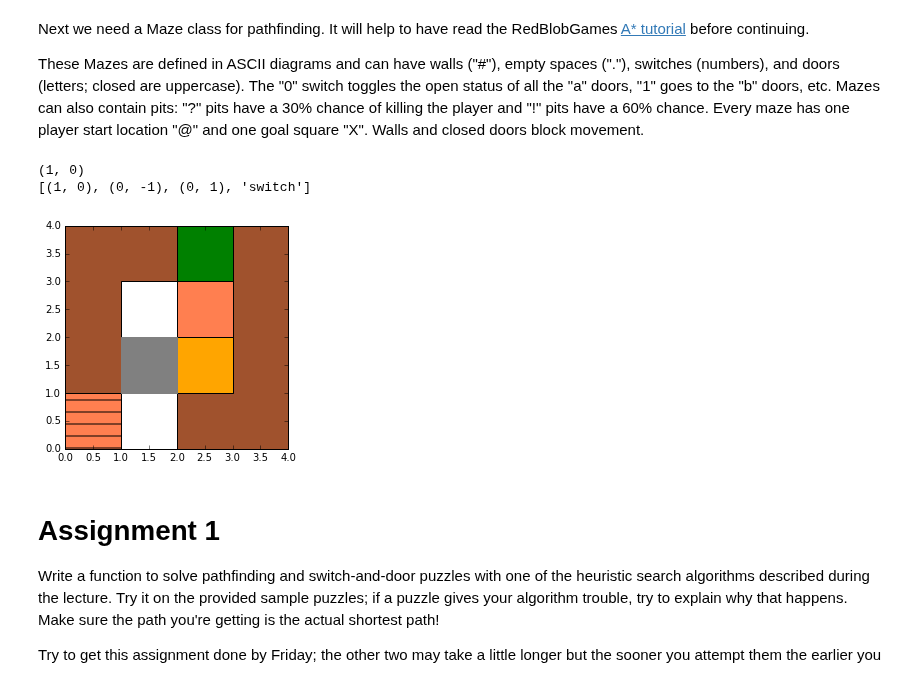
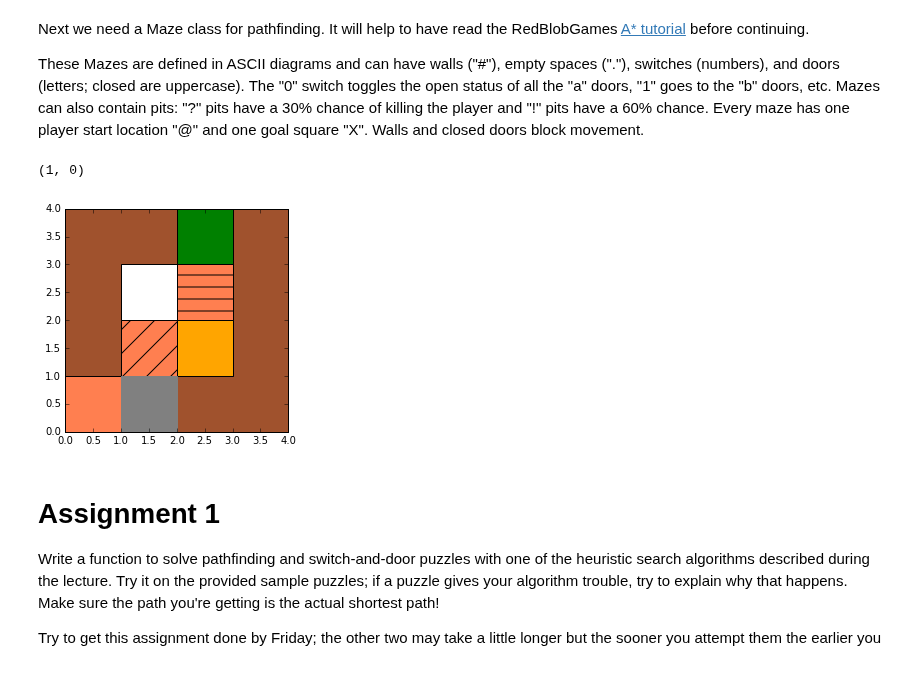
Before and after one commit to JoeOsborn/spcs-ai, a Jupyter notebook: projects/3-mazes/Galanti.ipynb, the cells around one changed output. Drawn from its saved outputs; the diff is of its cells as text; code cells hidden in the pictures.

```diff
--- a/projects/3-mazes/Galanti.ipynb
+++ b/projects/3-mazes/Galanti.ipynb
@@ -21,6 +22,7 @@ Next we need a Maze class for pathfinding. It will help to have read the RedBlob
 
 These Mazes are defined in ASCII diagrams and can have walls ("#"), empty spaces ("."), switches (numbers), and doors (letters; closed are uppercase). The "0" switch toggles the open status of all the "a" doors, "1" goes to the "b" doors, etc. Mazes can also contain pits: "?" pits have a 30% chance of killing the player and "!" pits have a 60% chance. Every maze has one player start location "@" and one goal square "X". Walls and closed doors block movement.
 # %%
+@functools.total_ordering
 class Maze:
     SwitchMap = {"0":"a", "1":"b", "2":"c", "3":"d", "4":"e", "5":"f", "6":"g", "7":"h", "8":"i", "9":"j"}
     Colors = {"a":"coral","b":"tan","c":"palegreen","d":"blue","e":"cyan","f":"magenta","g":"yellow","h":"olive","i":"purple","j":"darkgreen",
@@ -38,6 +40,8 @@ class Maze:
         self.exit_pos = None
         self.player_pos = None
         self.player_alive = True
+        self.path = [] # Paths to get to this state
+        self.cost = 0
         for y in range(0,height):
             assert len(self.grid[y]) == width, "All rows must be equal length!"
             for x in range(0,width):
@@ -74,6 +78,8 @@ class Maze:
                 self.grid[y][x] = self.toggle_cell(switchnum,self.grid[y][x])
 
     def is_free(self,x,y):
+        if self.grid[y][x] == 'X':
+            return True
         if y < 0 or y >= len(self.grid):
             return False
         if x < 0 or x >= len(self.grid[0]):
@@ -99,6 +105,8 @@ class Maze:
             self.player_alive = False
         if cell == "!" and random.random() < 0.6:
             self.player_alive = False
+        self.cost+=1
+        self.path.append((dx,dy))
 
     def available_moves(self):
         if not self.player_alive:
@@ -108,6 +116,7 @@ class Maze:
         return [(dx,dy) for (dx,dy) in [(-1,0),(1,0),(0,-1),(0,1)] if self.is_free(x+dx,y+dy)] + (
             ["switch"] if can_switch else []
         )
+
 
 
     def available_moves_from_point(self, point):
@@ -125,8 +134,27 @@ class Maze:
         #    ["switch"] if can_switch else []
         #)
 
+    def __hash__(self):
+        return hash(str(self.grid)) % 1000007 + hash(self.player_pos) % 1000007 + hash(self.player_alive) % 1000007
+
+    def _is_valid_operand(self, other):
+        return (hasattr(other, "grid") and hasattr(other, "player_pos") and hasattr(other, "player_alive"))
+
+    def __eq__(self, other):
+        if not self._is_valid_operand(other):
+            return NotImplemented
+        return ((self.grid, self.player_pos, self.player_alive) ==
+                (other.grid, other.player_pos, other.player_alive))
+
+    def __lt__(self, other):
+        if not self._is_valid_operand(other):
+            return NotImplemented
+        return ((self.grid, self.player_pos, self.player_alive) <
+                (other.grid, other.player_pos, other.player_alive))
+
     def is_at_exit(self):
         return self.player_alive and self.player_pos == self.exit_pos
+
 
     def draw(self):
         fig1 = plt.figure()
@@ -148,38 +176,37 @@ class Maze:
                     patches.Rectangle((x, y),
                                       1,1,
                                       fill=True,
                                       facecolor=Maze.Colors[cell.lower()],
                                       edgecolor="black",
                                       hatch="/" if is_switch else ("-" if (is_door and not is_open) else None),
                                       label=cell)
                 )
         ax1.add_patch(
             patches.Rectangle(self.player_pos,
                               1,1,
                               fill=True,
                               hatch="x" if not self.player_alive else None,
                               facecolor=Maze.Colors["@"] if self.player_alive else "black",
                               edgecolor=Maze.Colors["@"] if self.player_alive else "white")
         )
         plt.show(fig1)
 
 sample=Maze([
         "##X#",
         "#.A#",
         "#0?#",
         "a@##"
     ])
 
 print(sample.player_pos)
-sample.move_player(0,1)
-print(sample.available_moves())
-sample.toggle()
+#sample.move_player(0,1)
+#print(sample.available_moves())
+#sample.toggle()
 
 sample.draw()
 # %% [output]
 (1, 0)
-[(1, 0), (0, -1), (0, 1), 'switch']
-[figure, old version]
+[figure, new version]
 # %% [markdown]
 # Assignment 1
 
```
Also changed, not shown: parts of 9 cells of this notebook, 2 other files.
